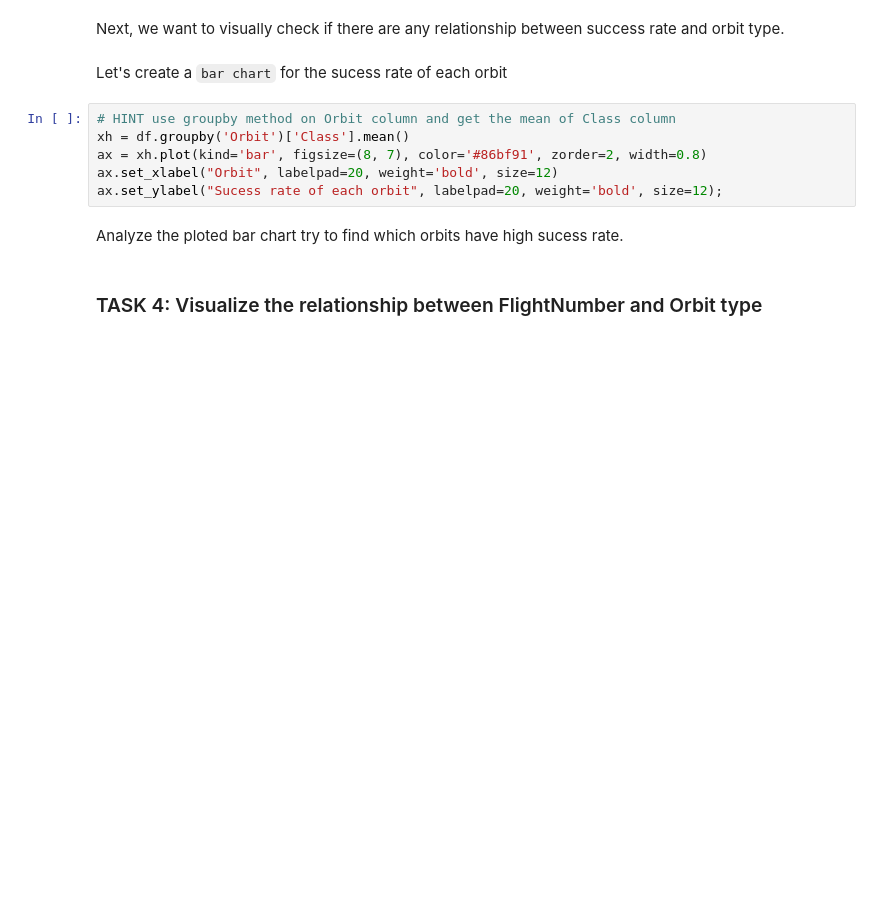
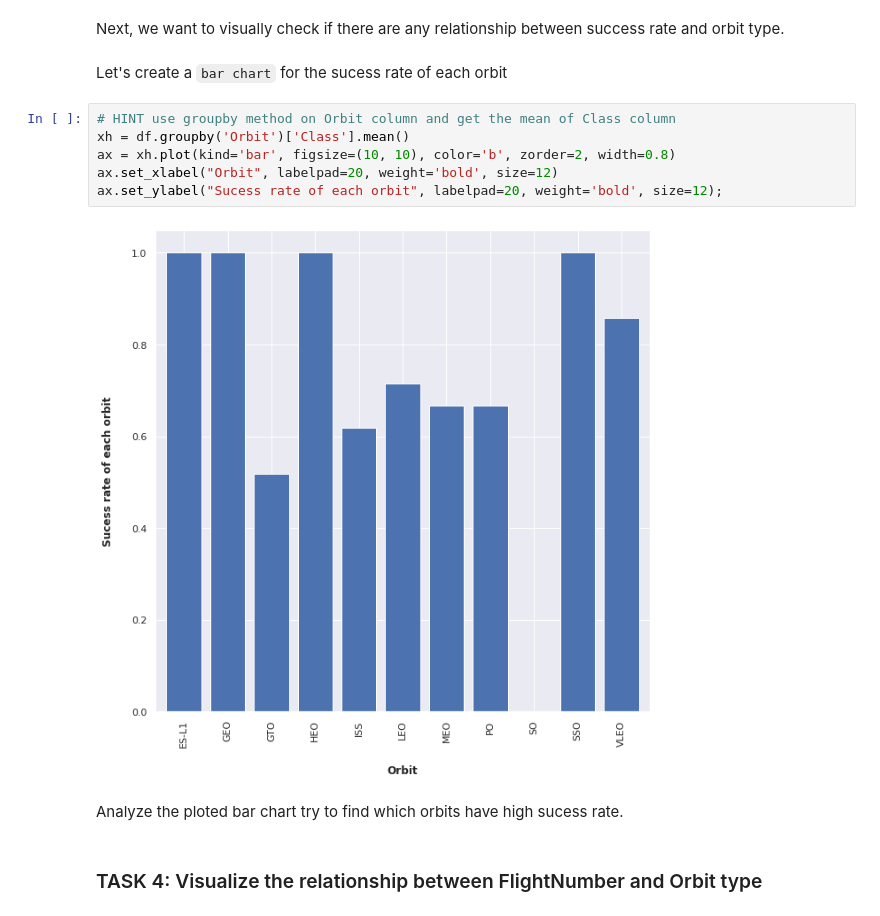
Before and after one commit to LucianPopaLVP/Applied-Data-Science-Capstone-Project---Space-X, a Jupyter notebook: EDA with Visualization.ipynb, the cells around one changed output. Cells and saved outputs as stored; diff of their text form; blank space fills up the shorter version.

```diff
--- a/EDA with Visualization.ipynb
+++ b/EDA with Visualization.ipynb
@@ -121,9 +121,11 @@ Let's create a `bar chart` for the sucess rate of each orbit
 # %%
 # HINT use groupby method on Orbit column and get the mean of Class column
 xh = df.groupby('Orbit')['Class'].mean()
-ax = xh.plot(kind='bar', figsize=(8, 7), color='#86bf91', zorder=2, width=0.8)
+ax = xh.plot(kind='bar', figsize=(10, 10), color='b', zorder=2, width=0.8)
 ax.set_xlabel("Orbit", labelpad=20, weight='bold', size=12)
 ax.set_ylabel("Sucess rate of each orbit", labelpad=20, weight='bold', size=12);
+# %% [output]
+[figure, added]
 # %% [markdown]
 Analyze the ploted bar chart try to find which orbits have high sucess rate.
 # %% [markdown]
```
Also changed, not shown: parts of 7 cells of this notebook.
